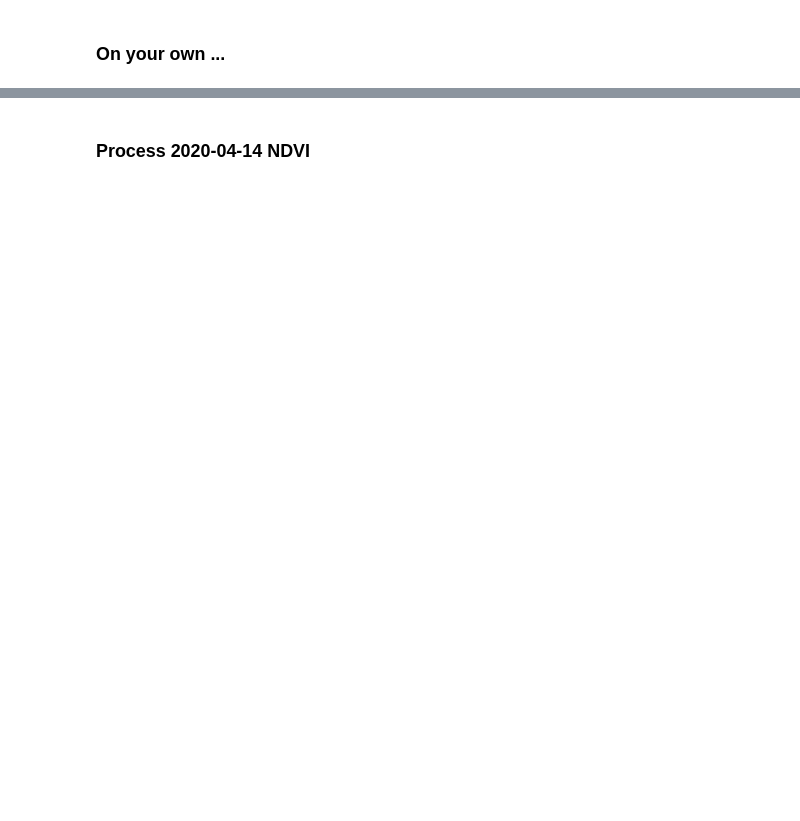
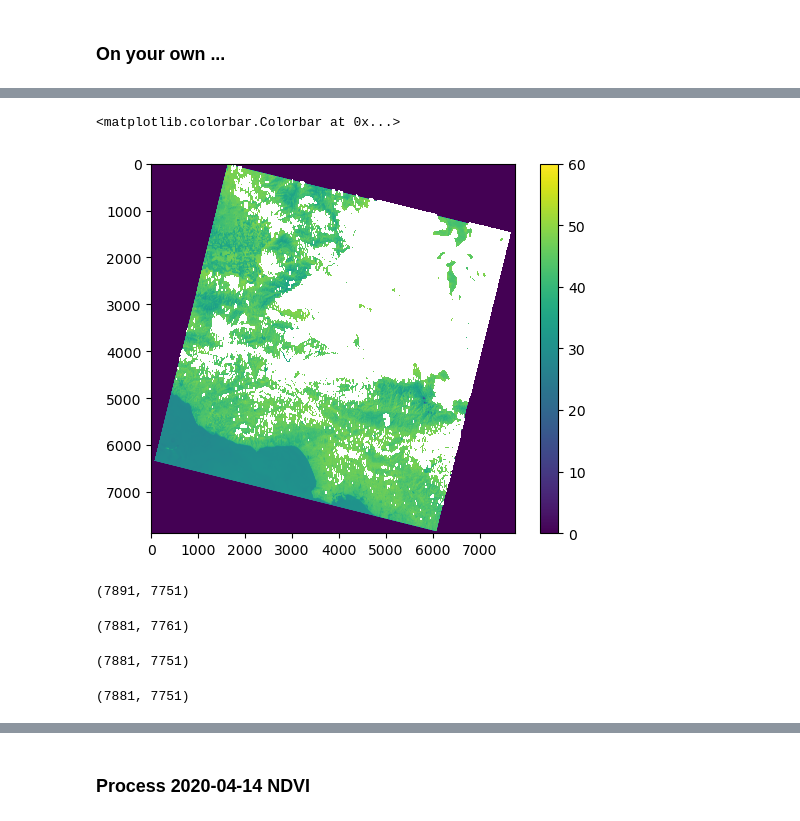
Before and after one commit to cascadet/GPHY-491-591, a Jupyter notebook: materials/Day5/GPHY-491-591-Lab3.ipynb, the cells around one changed output, grey strips where cells are left out. Cells and saved outputs as stored; diff of their text form; code cells hidden in the pictures; blank space fills up the shorter version.

```diff
--- a/materials/Day5/GPHY-491-591-Lab3.ipynb
+++ b/materials/Day5/GPHY-491-591-Lab3.ipynb
@@ -263,2 +304,7 @@ bright_temp(bt_fn, fn_out, radiance_mult, radiance_add, k1, k2)
 # %%
-# Plot the 2020-04-14 BT data
+# Plot the 2020-08-20 BT data
+plt.imshow(arr, vmin = 0, vmax = 60)
+plt.colorbar()
+# %% [output]
+<matplotlib.colorbar.Colorbar at 0x...>
+[figure, added]
@@ -267 +321,19 @@ bright_temp(bt_fn, fn_out, radiance_mult, radiance_add, k1, k2)
+# %%
+arr0414.shape
+# %% [output]
+(7891, 7751)
+# %%
+arr0820.shape
+# %% [output]
+(7881, 7761)
+# %%
+arr0415_n = arr0414[:7881,:]
+arr0415_n.shape
+# %% [output]
+(7881, 7751)
+# %%
+arr0820_n = arr0820[:,:7751]
+arr0820_n.shape
+# %% [output]
+(7881, 7751)
 # %%
```
Also changed, not shown: parts of 20 cells of this notebook, 2 other files.
